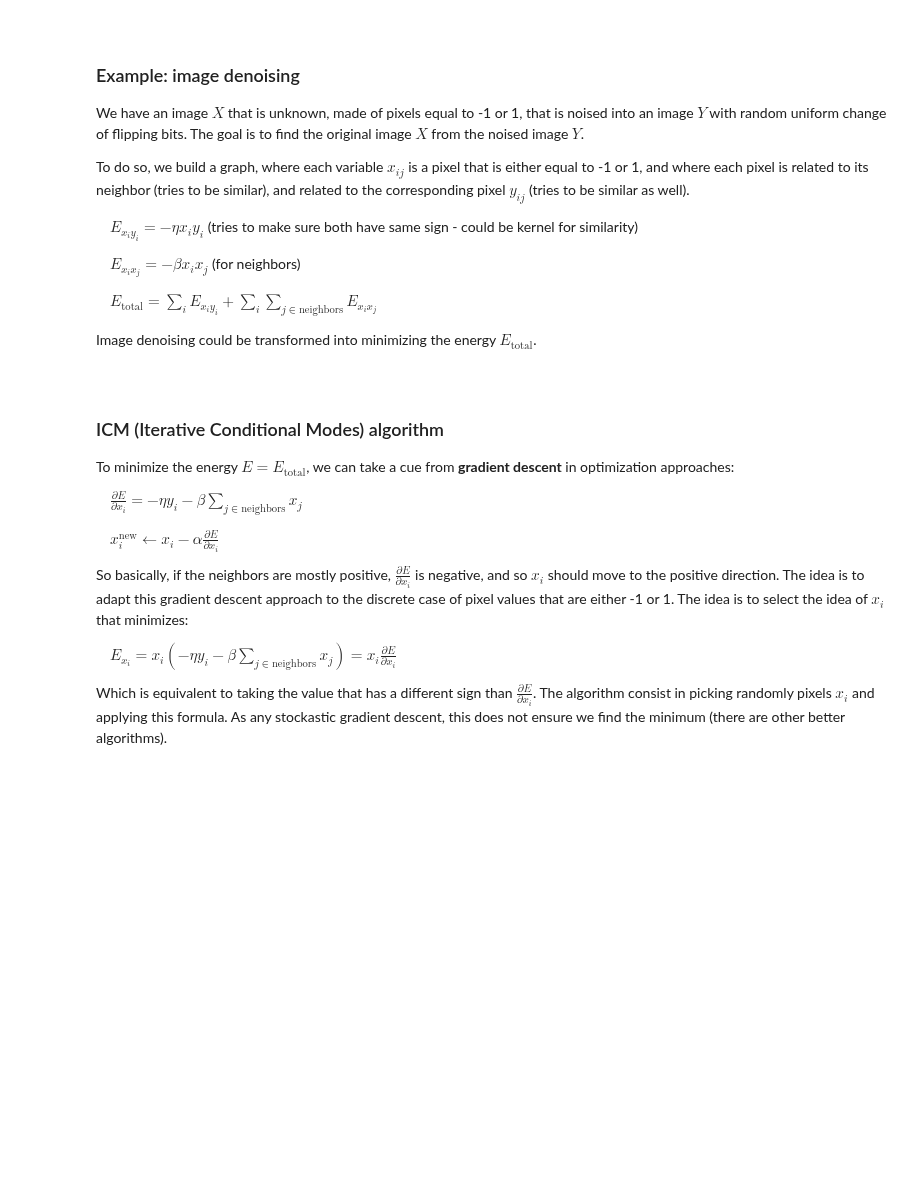
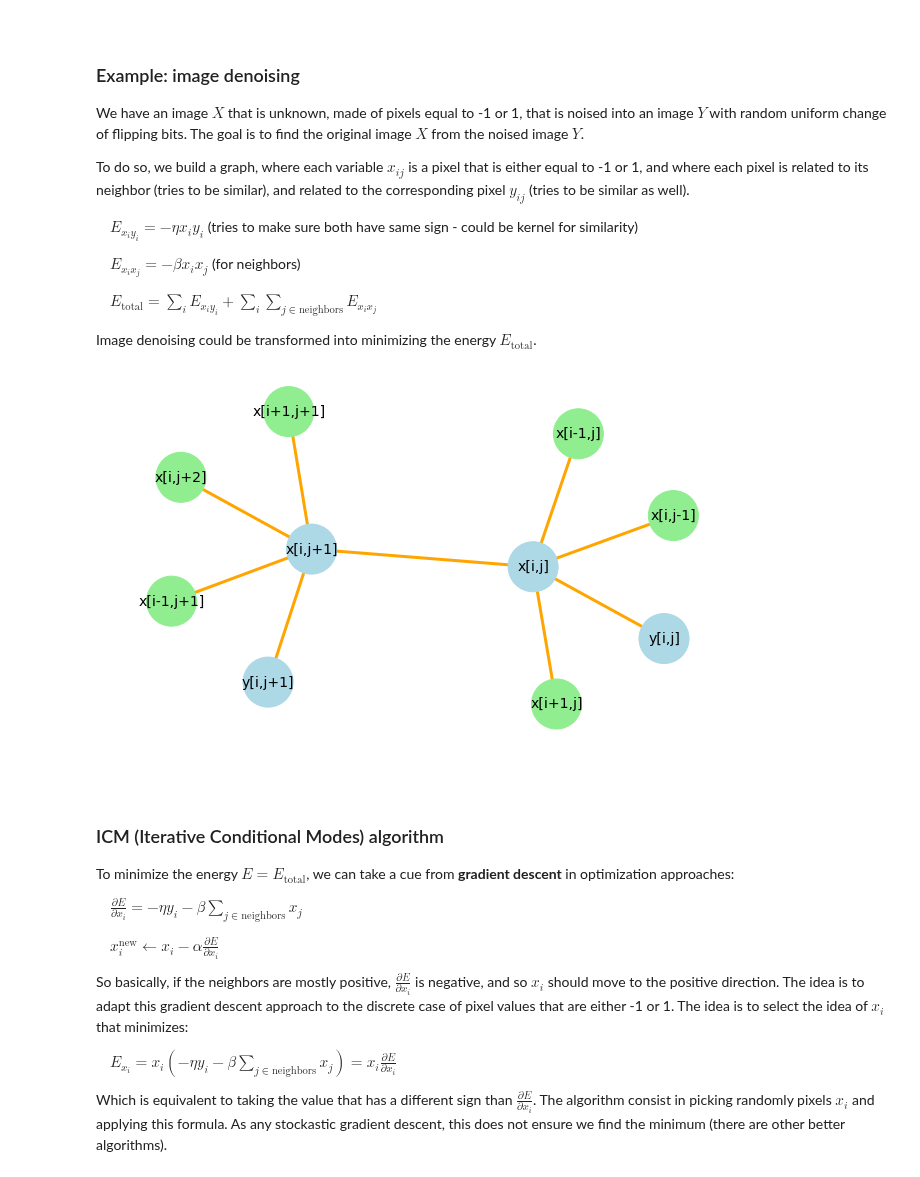
Before and after one commit to QuentinDuval/PythonExperiments, a Jupyter notebook: ml/7_graphical_models.ipynb, the cells around one changed output. Saved outputs shown, nothing was run; the diff lists cells and outputs as text; code cells hidden in the pictures; blank space fills up the shorter version.

Commit message:
Graphical models

```diff
--- a/ml/7_graphical_models.ipynb
+++ b/ml/7_graphical_models.ipynb
@@ -52,6 +66,33 @@ To do so, we build a graph, where each variable $x_{ij}$ is a pixel that is eith
 &emsp; $E_{\text{total}} = \sum_i E_{x_i y_i} + \sum_i \sum_{j \in \text{neighbors}} E_{x_i x_j}$
 
 Image denoising could be transformed into minimizing the energy $E_{\text{total}}$.
+# %%
+plt.figure(figsize=(8,5))
+
+G = nx.Graph()
+G.add_edge('x[i,j]', 'y[i,j]')
+G.add_edge('x[i,j]', 'x[i-1,j]')
+G.add_edge('x[i,j]', 'x[i+1,j]')
+G.add_edge('x[i,j]', 'x[i,j-1]')
+G.add_edge('x[i,j]', 'x[i,j+1]')
+G.add_edge('x[i,j+1]', 'y[i,j+1]')
+G.add_edge('x[i,j+1]', 'x[i,j+2]')
+G.add_edge('x[i,j+1]', 'x[i+1,j+1]')
+G.add_edge('x[i,j+1]', 'x[i-1,j+1]')
+
+node_colors = []
+for node_name, attr in G.nodes(data=True):
+    if node_name.endswith('[i,j]'):
+        node_colors.append('lightblue')
+    elif node_name.endswith('[i,j+1]'):
+        node_colors.append('lightblue')
+    else:
+        node_colors.append('lightgreen')
+nx.draw_spring(G, with_labels=True, font_size=14, font_weight='normal', font_color='black',
+        arrowsize=25, width=3, node_color=node_colors, node_size=2500, edge_color='orange')
+plt.show()
+# %% [output]
+[figure, added]
 # %% [markdown]
 <br>
 
```
Also changed, not shown: parts of 9 cells of this notebook.
